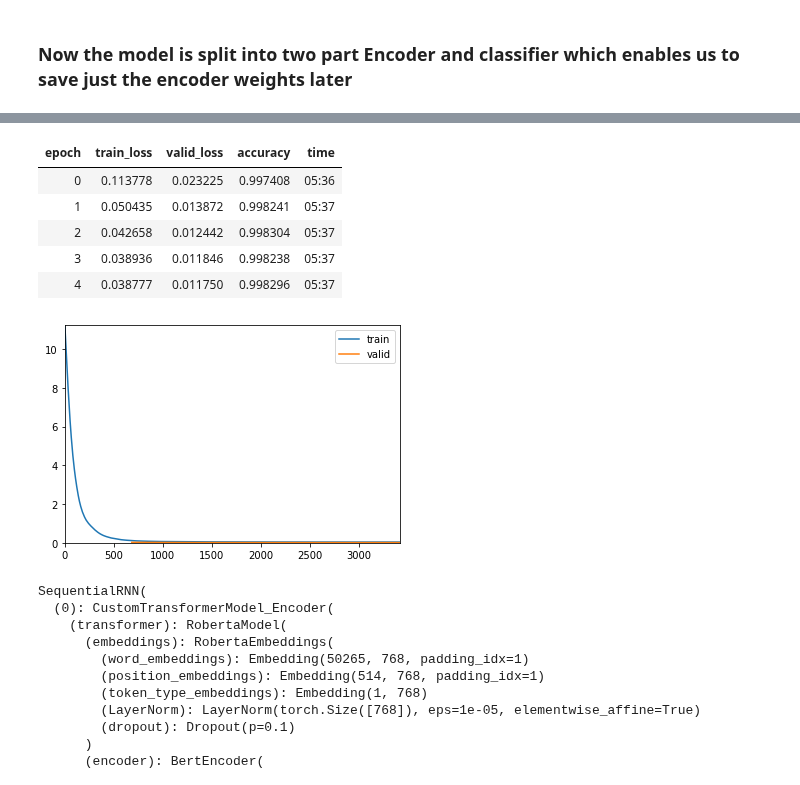
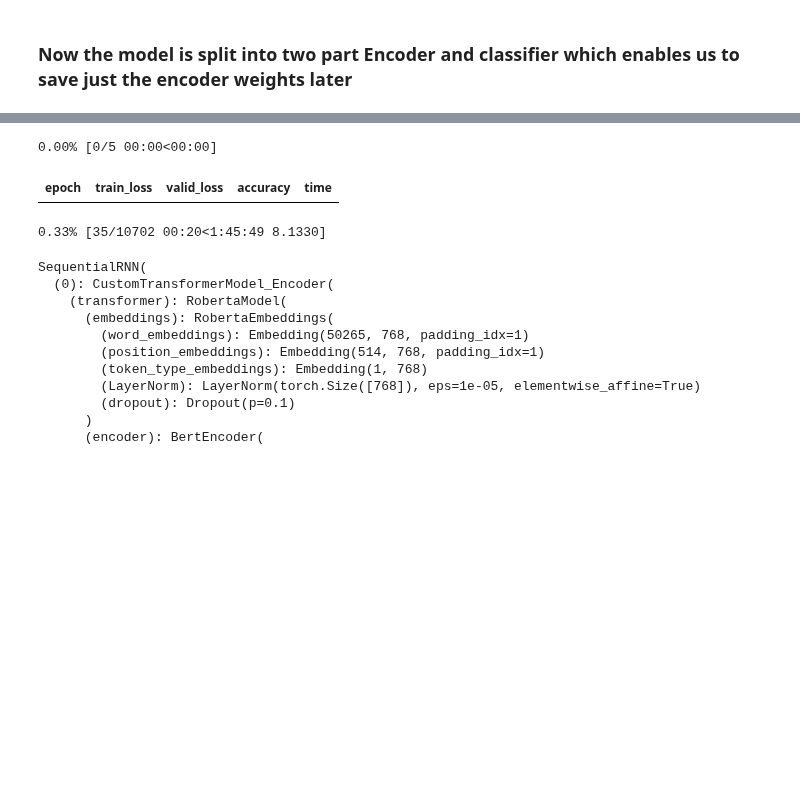
Before and after one commit to Sylar257/Transformers-in-NLP, a Jupyter notebook: Implement various Transformers with FastAI.ipynb, the cells around one changed output, grey strips where cells are left out. Saved outputs shown, nothing was run; the diff lists cells and outputs as text; code cells hidden in the pictures; blank space fills up the shorter version.

```diff
--- a/Implement various Transformers with FastAI.ipynb
+++ b/Implement various Transformers with FastAI.ipynb
@@ -204,7 +204,7 @@ fastai.text.data.TokenizeProcessor
 tokenize_processor = TokenizeProcessor(tokenizer=fastai_tokenizer, include_bos=False, include_eos=False)
 # %%
 # finally put the two processors in a list for later use
-transformer_processor = [tokenize_processor, numericalize_processor]
+transformer_processor = [OpenFileProcessor(),tokenize_processor, numericalize_processor]
 # %% [markdown]
 # Create DataBunch
 For the DataBunch creation, you have to pay attention to set the processor argument to our new custom processor `transformer_processor` and manage correctly the padding.
@@ -281,7 +282,7 @@ What does that mean?<br>
 Basically we are creating a databunch for our learner later in a way that we ignore the true label('negataive' or  'positive'). Hence, the task we constructed is as simple as to just predict the **next word** without worrying about what the sentiment.
 # %%
 # we can play around with the batch_size as long as the GPU can take it
-bs = 48
+bs = 32
 data_lm = (TextList.from_folder(path, processor=transformer_processor)                         # specify the path
            .filter_by_folder(include=['train','test','unsup'])# exclude other folders
            .split_by_rand_pct(0.1, seed=seed)                 # randomly split and keep 10% for validation set
@@ -576,14 +632,10 @@ Min loss divided by 10: 2.75E-05
 # %%
-lr = 1e-5
+lr = 7.59E-03
 learn_lm.fit_one_cycle(5, lr, moms=(0.8, 0.7))
 # %% [output]
+0.00% [0/5 00:00<00:00]
 | epoch | train_loss | valid_loss | accuracy | time |
-| 0 | 0.113778 | 0.023225 | 0.997408 | 05:36 |
-| 1 | 0.050435 | 0.013872 | 0.998241 | 05:37 |
-| 2 | 0.042658 | 0.012442 | 0.998304 | 05:37 |
-| 3 | 0.038936 | 0.011846 | 0.998238 | 05:37 |
-| 4 | 0.038777 | 0.011750 | 0.998296 | 05:37 |
-[figure, removed]
+0.33% [35/10702 00:20<1:45:49 8.1330]
 # %%
 learn_lm.model
 # %% [output]
```
Also changed, not shown: parts of 14 cells of this notebook.
